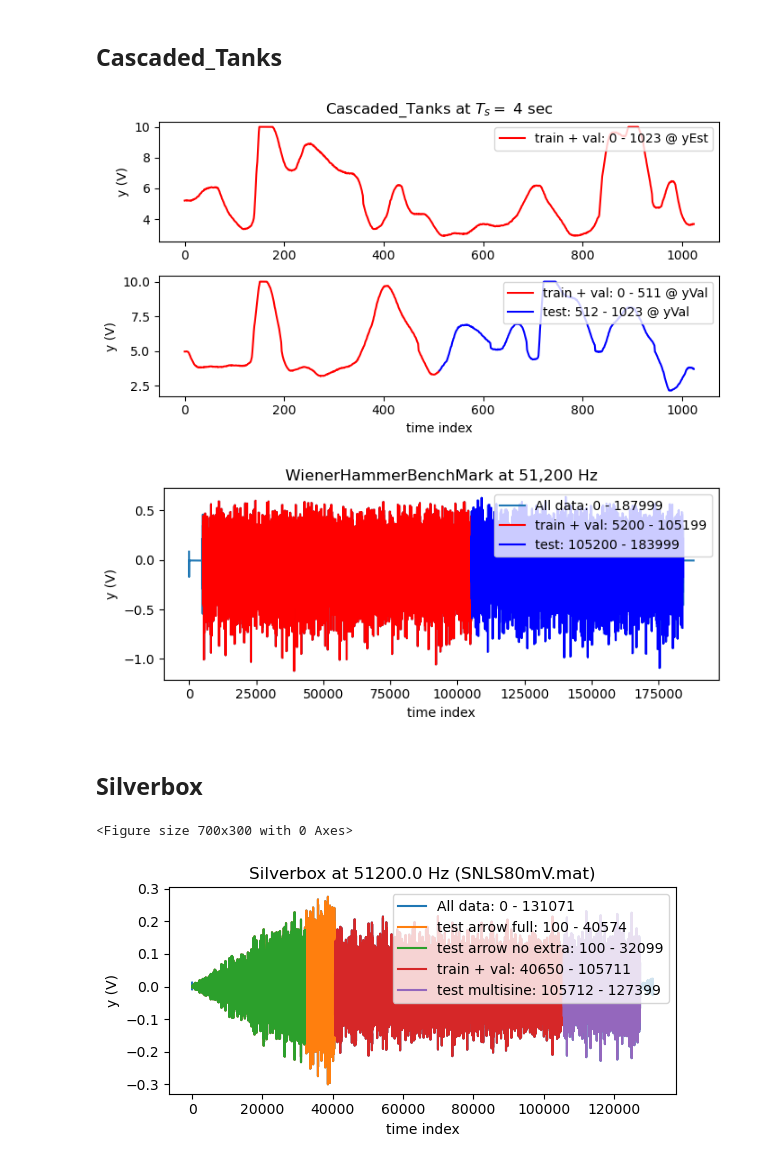
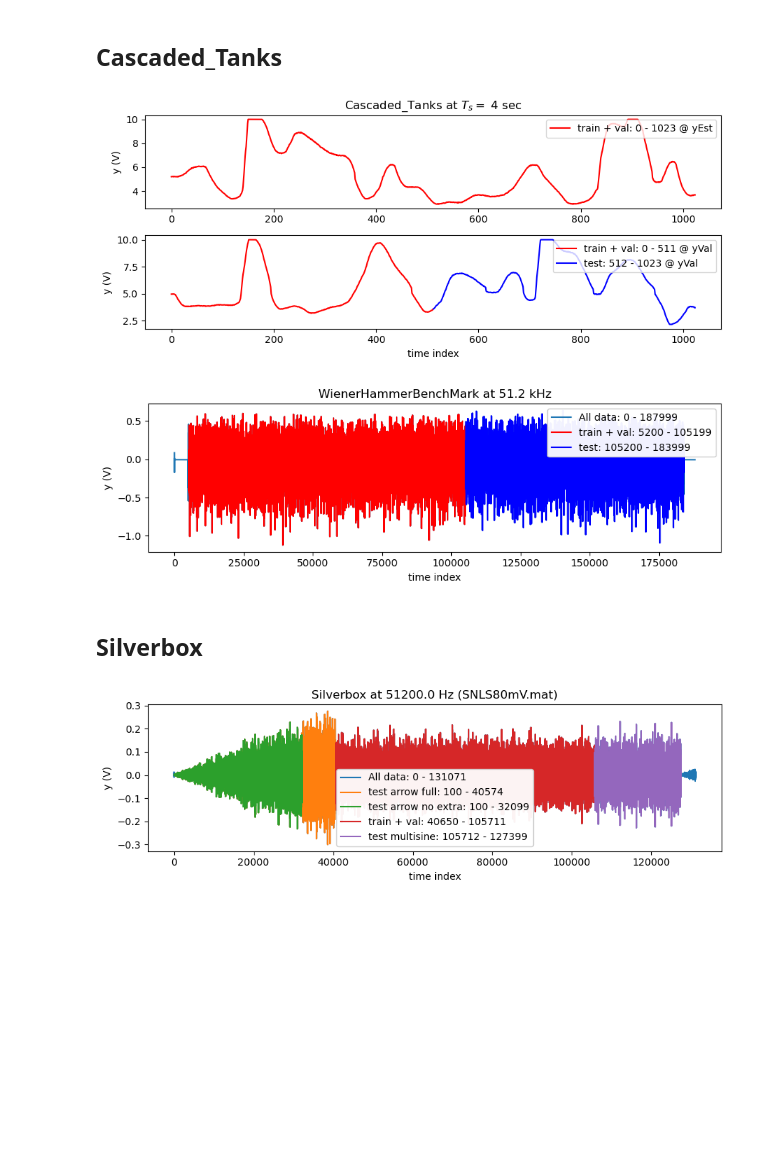
Before and after one commit to GerbenBeintema/nonlinear_benchmarks, a Jupyter notebook: examples/split visualization.ipynb, the cells around one changed output. Drawn from its saved outputs; the diff is of its cells as text; code cells hidden in the pictures; blank space fills up the shorter version.

```diff
--- a/examples/split visualization.ipynb
+++ b/examples/split visualization.ipynb
@@ -51,45 +53,45 @@ plt.show()
 # %%
 train_val, test = nonlinear_benchmarks.Cascaded_Tanks()
 
-plt.figure(figsize=(7,4))
+plt.figure(figsize=(9,4))
 plt.subplot(2,1,1)
 plt.title(f'Cascaded_Tanks at $T_s=$ {train_val[0].sampling_time} sec')
 plt.plot(train_val[0].y,'r',label=f'train + val: 0 - {len(train_val[0])-1} @ yEst')
 plt.ylabel('y (V)')
 plt.legend(loc='upper right')
 plt.subplot(2,1,2)
 plt.plot(train_val[1].y,'r',label=f'train + val: 0 - {len(train_val[1])-1} @ yVal')
 L, R = len(train_val[1]), len(train_val[1])+len(test)
 plt.plot(np.arange(L, R), test.y,'b',label=f'test: {L} - {R-1} @ yVal')
 plt.ylabel('y (V)')
 plt.legend(loc='upper right')
 plt.xlabel('time index')
 plt.tight_layout()
 plt.savefig('../figures/Cascaded_Tanks.jpg',dpi=300)
 plt.show()
 # %% [output]
-[figure, old version]
+[figure, new version]
 # %%
 train_val, test = nonlinear_benchmarks.WienerHammerBenchMark()
 
 full = nonlinear_benchmarks.WienerHammerBenchMark(train_test_split=False)
 
-plt.figure(figsize=(7,3))
+plt.figure(figsize=(9,3))
 plt.plot(full.y,label=f'All data: 0 - {len(full)-1}')
-plt.title(f'WienerHammerBenchMark at {1/train_val.sampling_time:,.0f} Hz')
+plt.title(f'WienerHammerBenchMark at {1/train_val.sampling_time/1000:.1f} kHz')
 
 L, R = 5200, 5200 + 100000
 plt.plot(np.arange(L,R),train_val.y,'r', label=f'train + val: {L} - {R-1}')
 L, R = R, R + len(test)
 plt.plot(np.arange(L,R),test.y,'b', label=f'test: {L} - {R-1}')
 plt.ylabel('y (V)')
-plt.legend(loc='upper right')
+plt.legend(loc='upper right',framealpha=0.95)
 plt.xlabel('time index')
 plt.tight_layout()
 plt.savefig('../figures/WienerHammerBenchMark.jpg',dpi=300)
 plt.show()
 # %% [output]
-[figure, old version]
+[figure, new version]
 # %% [markdown]
 ## Silverbox
 # %%
@@ -97,8 +99,7 @@ full = nonlinear_benchmarks.Silverbox(train_test_split=False)
 
 multisine_train_val, multisin_test, test_arrow_full, test_arrow_no_extrapolation = nonlinear_benchmarks.Silverbox()
 
-plt.figure(figsize=(7,3))
-plt.figure(figsize=(6,3))
+plt.figure(figsize=(9,3))
 plt.plot(full.y,label=f'All data: 0 - {len(full)-1}')
 plt.title(f'Silverbox at {1/train_val.sampling_time} Hz (SNLS80mV.mat)')
 
@@ -111,11 +112,10 @@ plt.plot(np.arange(L,R),multisine_train_val.y, label=f'train + val: {L} - {R-1}'
 L, R = 40650 + len(multisine_train_val), 40650 + len(multisine_train_val) + len(multisin_test)
 plt.plot(np.arange(L,R),multisin_test.y, label=f'test multisine: {L} - {R-1}')
 plt.ylabel('y (V)')
-plt.legend(loc='upper right')
+plt.legend(loc='lower center',framealpha=0.95)
 plt.xlabel('time index')
 plt.tight_layout()
 plt.savefig('../figures/Silverbox.jpg',dpi=300)
 plt.show()
 # %% [output]
-<Figure size 700x300 with 0 Axes>
-[figure, old version]
+[figure, new version]
```
Also changed, not shown: parts of 2 cells of this notebook, 6 other files.
